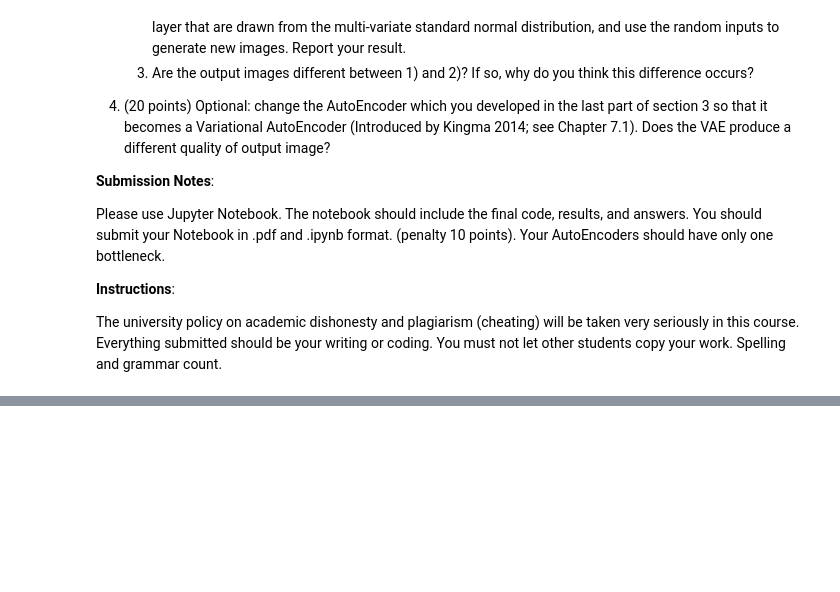
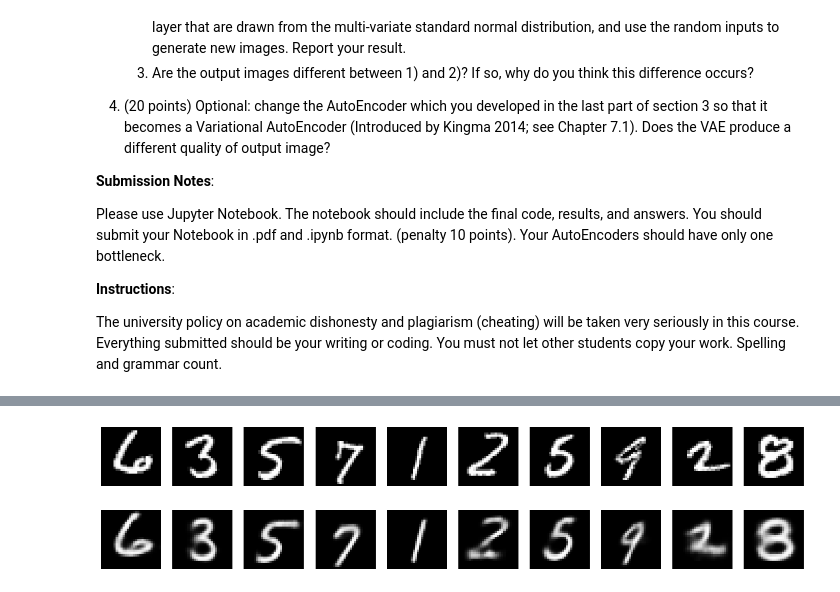
Before and after one commit to hsywhu/Variational-AutoEncoder, a Jupyter notebook: Assignment Four.ipynb, the cells around one changed output, grey strips where cells are left out. Cells and saved outputs as stored; diff of their text form; code cells hidden in the pictures; blank space fills up the shorter version.

```diff
--- a/Assignment Four.ipynb
+++ b/Assignment Four.ipynb
@@ -142,0 +343,21 @@ plt.show()
+# %%
+# visualization
+
+img_num = 10
+autoencoder_conv_refine_best = load_model('./best_model_conv_refine.pth')
+plt.figure(figsize=(18, 4))
+plt.gray()
+for i in range(img_num):
+    # randomly pick an image from test dataset
+    chosen_test_img = x_test[np.random.randint(x_test.shape[0])]
+    img_decoded = autoencoder_conv_refine_best.predict(chosen_test_img.reshape(1, 28, 28, 1))
+    ax = plt.subplot(2, img_num, i+1)
+    plt.imshow(chosen_test_img.reshape(28, 28))
+    ax.axis('off')
+
+    ax = plt.subplot(2, img_num, img_num+i+1)
+    plt.imshow(img_decoded.reshape(28, 28))
+    ax.axis('off')
+plt.show()
+# %% [output]
+[figure, added]
```
Also changed, not shown: parts of 19 cells of this notebook, 2 other files.
